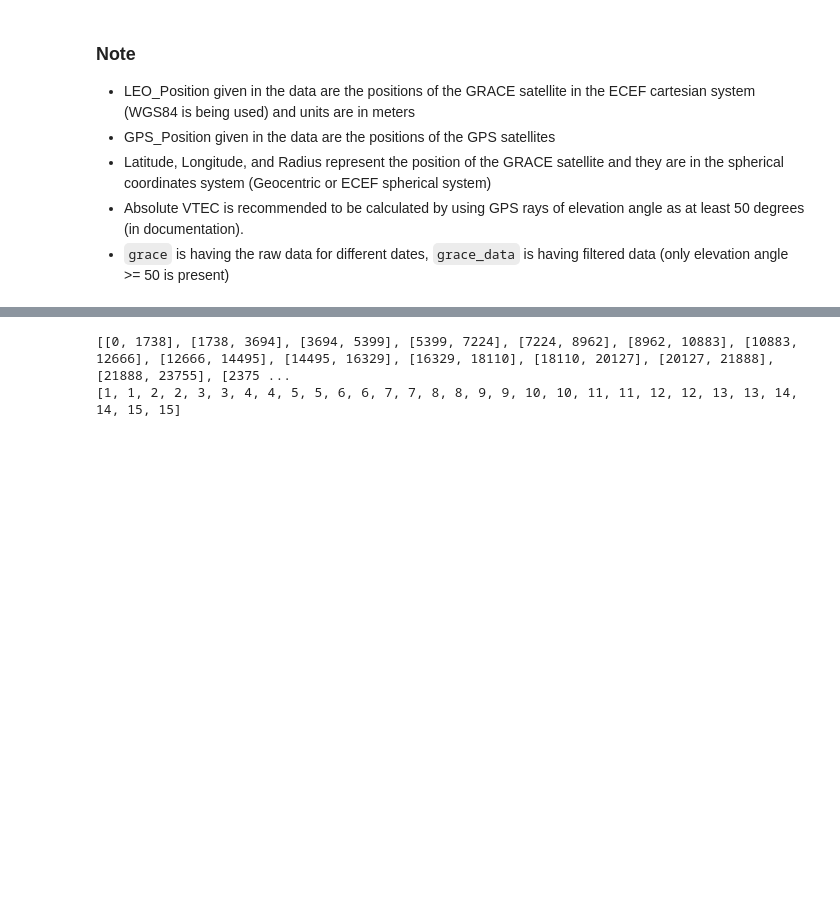
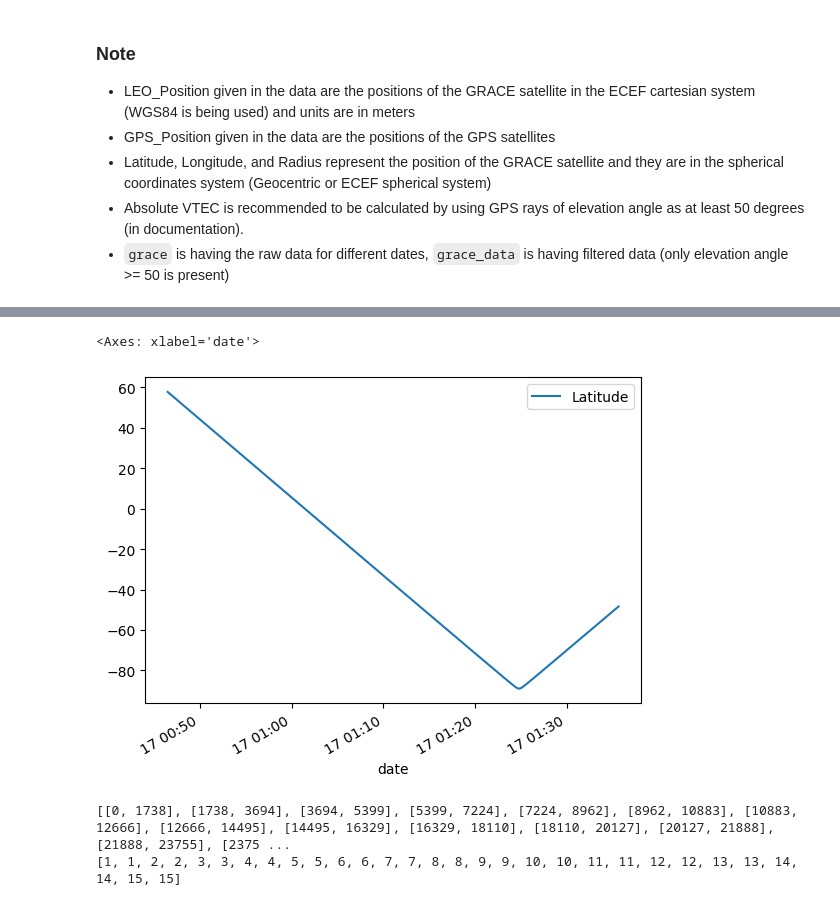
Before and after one commit to abukowski21/sat-interp-tid-analysis, a Jupyter notebook: esa_lostec.ipynb, the cells around one changed output, grey strips where cells are left out. Cells and saved outputs as stored; diff of their text form; code cells hidden in the pictures; blank space fills up the shorter version.

```diff
--- a/esa_lostec.ipynb
+++ b/esa_lostec.ipynb
@@ -32,10 +36,15 @@ import csv
 # %%
-fname = ['GR_OPER_TEC1TMS_2F_20130316T000000_20130316T235959_0101.cdf', 'GR_OPER_TEC1TMS_2F_20130317T000000_20130317T235959_0101.cdf', 'GR_OPER_TEC1TMS_2F_20130318T000000_20130318T235959_0101.cdf', 'GR_OPER_TEC2TMS_2F_20130316T000000_20130316T235959_0101.cdf', 'GR_OPER_TEC2TMS_2F_20130317T000000_20130317T235959_0101.cdf', 'GR_OPER_TEC2TMS_2F_20130318T000000_20130318T235959_0101.cdf']
+fname = ['GR_OPER_TEC1TMS_2F_20130316T000000_20130316T235959_0101.cdf',
+         'GR_OPER_TEC1TMS_2F_20130317T000000_20130317T235959_0101.cdf',
+         'GR_OPER_TEC1TMS_2F_20130318T000000_20130318T235959_0101.cdf',
+         'GR_OPER_TEC2TMS_2F_20130316T000000_20130316T235959_0101.cdf',
+         'GR_OPER_TEC2TMS_2F_20130317T000000_20130317T235959_0101.cdf',
+         'GR_OPER_TEC2TMS_2F_20130318T000000_20130318T235959_0101.cdf']
 grace = []
 
 
 # Adding the local time
-ecef_geodetic = il.reload(ecef_geodetic)
+# ecef_geodetic = il.reload(ecef_geodetic)
 
 
 for f in tqdm(fname):
@@ -64,7 +73,7 @@ for f in tqdm(fname):
             data[var_name] = ('step', var_data, {'step': step})
 
 
-    d0 = dt.datetime.strptime(f.split('_')[4], '%Y%m%dT%f')
+    d0 = pd.Timestamp(f.split('_')[-2])
     date = [d0 + pd.Timedelta(milliseconds = (i - data.Timestamp[0].values)) for i in data.Timestamp.values]
     data['date'] = ('step', [i for i in date], {'step': step})
     lt = ecef_geodetic.ut_to_lt(date, data['Longitude'].values)
@@ -72,9 +81,7 @@ for f in tqdm(fname):
 
     grace.append(data)
 
-print()
-print('Columns in Satellite Data: \n', d.cdf_info().zVariables)
-print()
-print(data)
+print('Columns in Satellite Data: \n', data.data_vars, '\n\n')
+data
 # %% [output]
 Columns in Satellite Data:
@@ -99,0 +121,11 @@ Data variables: (12/26)
+# %%
+# Flat data - convert it to a Pandas DataFrame
+
+# Concat the list of xr Datasets, converting each to Pandas as we go
+df = pd.concat([i.to_pandas() for i in grace[:3]]).sort_values('date')
+
+# Only select columns I care about - drop the index too (step doesn't matter so also reset the index of the df)
+df = df[['Timestamp', 'GPS_Position_X',
+       'GPS_Position_Y', 'GPS_Position_Z', 'LEO_Position_X', 'LEO_Position_Y',
+       'LEO_Position_Z', 'PRN', 'Latitude', 'Longitude',
+       'Absolute_STEC', 'Elevation_Angle', 'date', 'LT']].reset_index(drop=True)
@@ -107,3 +171,8 @@ Data variables: (12/26)
+# %%
+df.iloc[1738:3694].plot(x='date', y='Latitude')
+# %% [output]
+<Axes: xlabel='date'>
+[figure, added]
 # %%
 d17 = grace[1]
 
```
Also changed, not shown: parts of 13 cells of this notebook.
